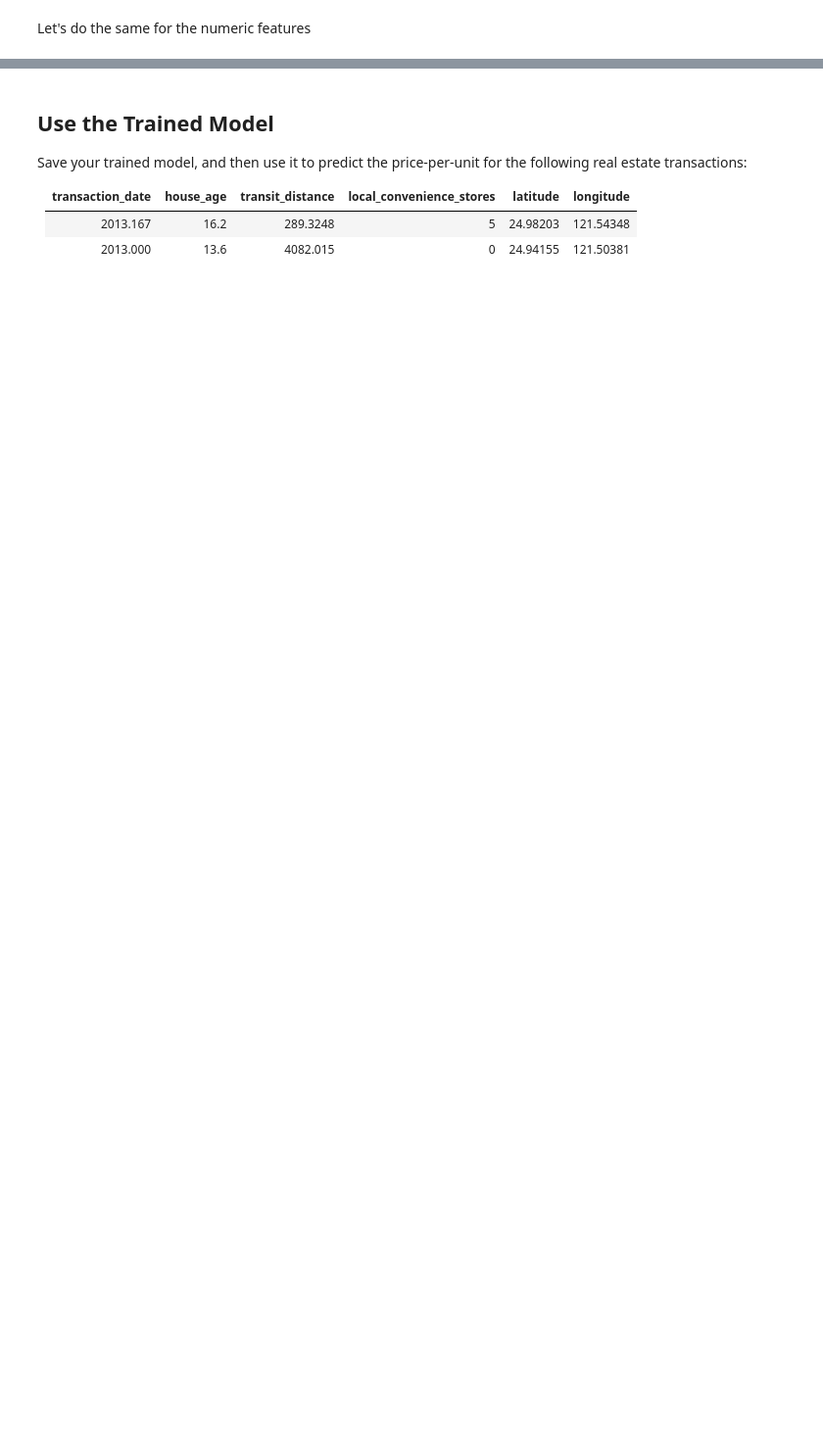
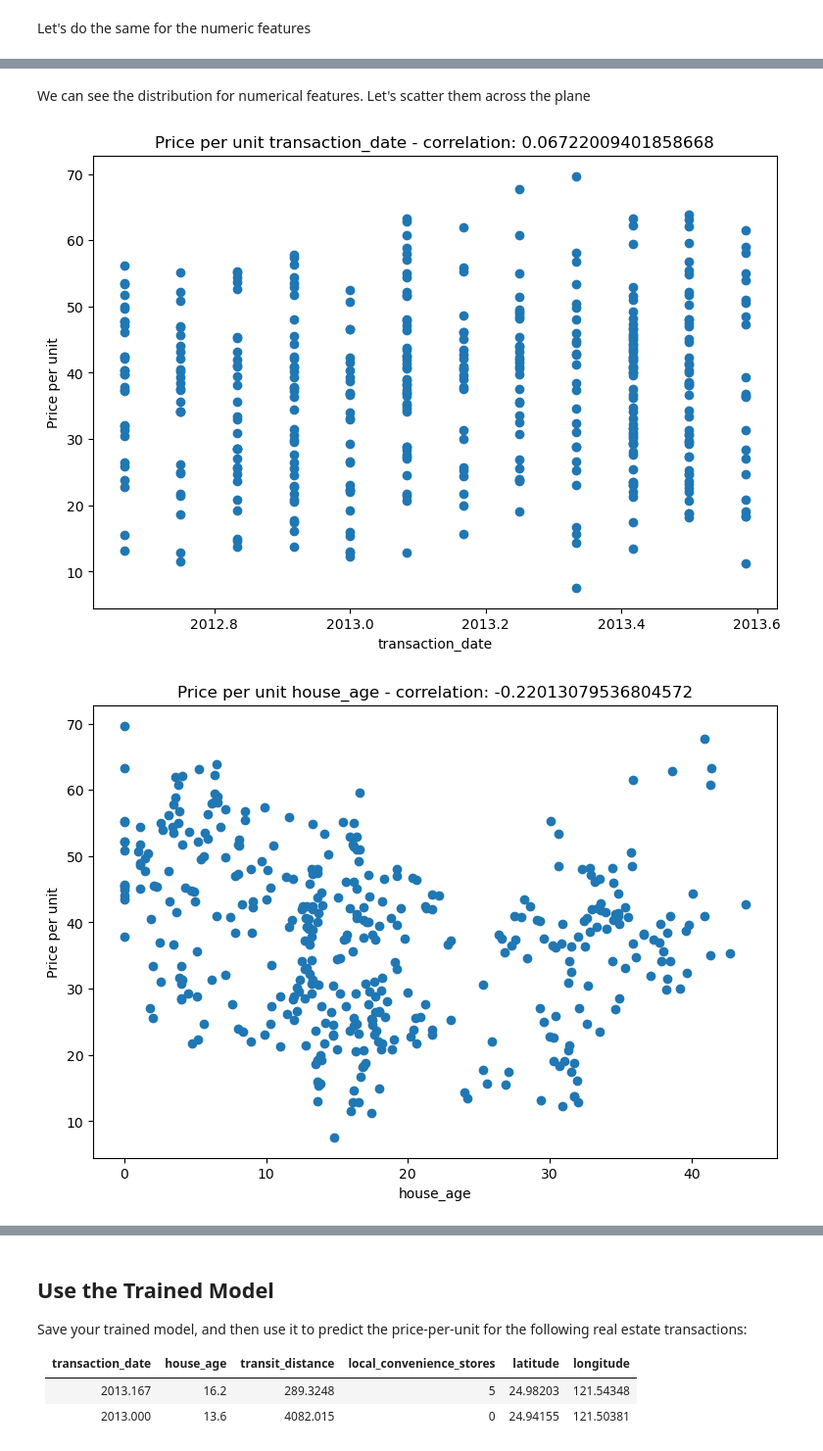
Before and after one commit to Jakubkmn/ml-basics, a Jupyter notebook: challenges/02 - Real Estate Regression Challenge.ipynb, the cells around one changed output, grey strips where cells are left out. Shown at 98% size. Saved outputs shown, nothing was run; the diff lists cells and outputs as text; code cells hidden in the pictures; blank space fills up the shorter version.

```diff
--- a/challenges/02 - Real Estate Regression Challenge.ipynb
+++ b/challenges/02 - Real Estate Regression Challenge.ipynb
@@ -112,0 +130,16 @@ numeric_features = []
+# %% [markdown]
+We can see the distribution for numerical features. Let's scatter them across the plane
+# %%
+for col in numeric_features:
+    fig = plt.figure(figsize=(9,6))
+    ax = fig.gca()
+    feature = data[col]
+    correlation = feature.corr(label)
+    plt.scatter(x=feature, y=label)
+    plt.xlabel(col)
+    plt.ylabel('Price per unit')
+    ax.set_title('Price per unit ' + col + ' - correlation: ' + str(correlation))
+plt.show()
+# %% [output]
+[figure, added]
+[figure, added]
```
Also changed, not shown: parts of 16 cells of this notebook, 1 other file.
